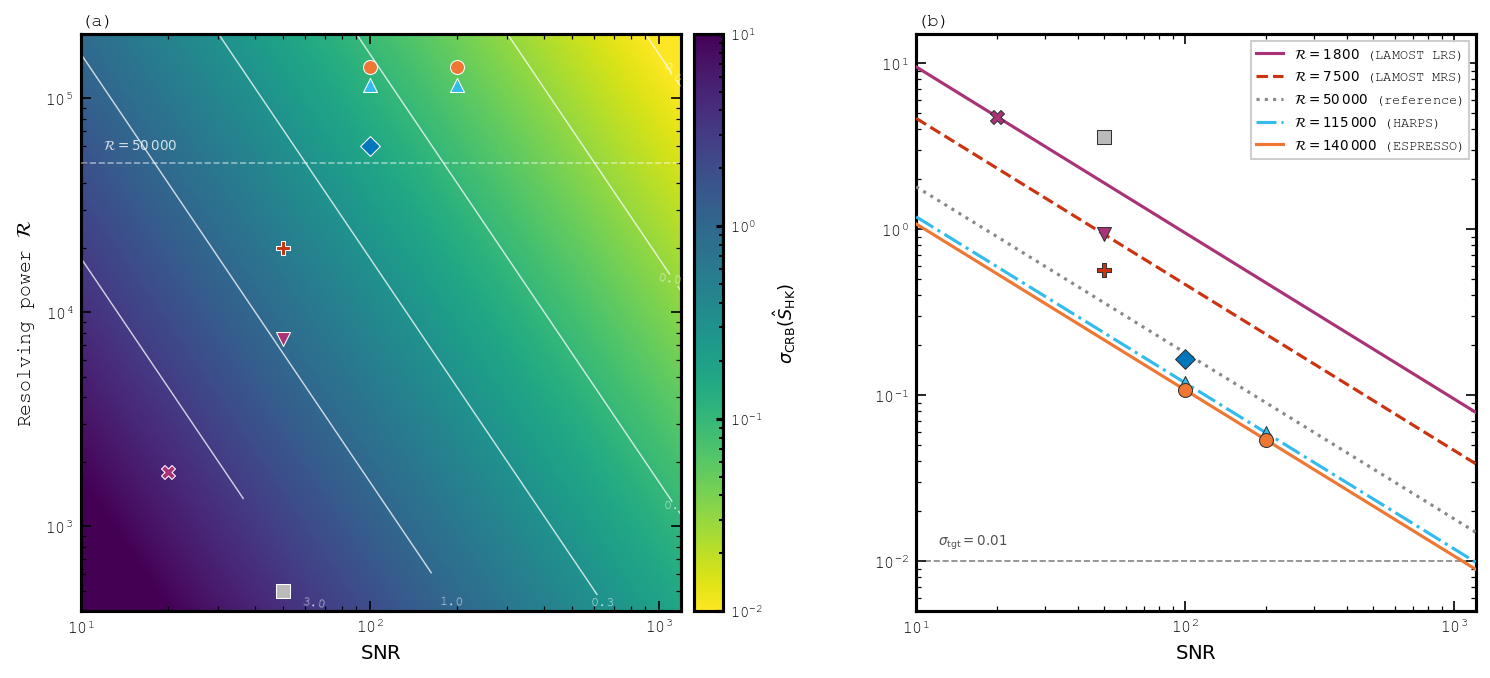
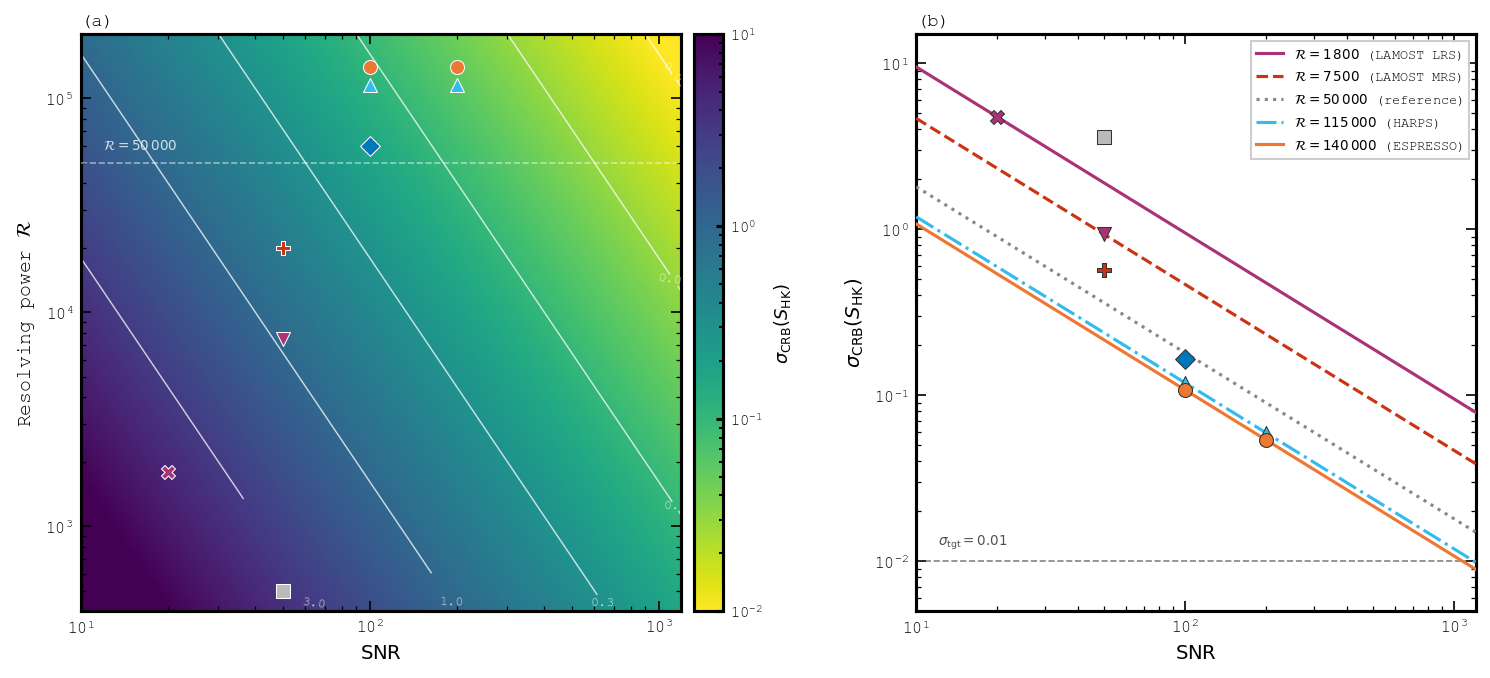
The notebook cell's code change between the first figure and the second:
--- before
+++ after
@@ -51,5 +51,5 @@
          color='white', fontsize=6.5, va='bottom', alpha=0.8)
 _cb = fig.colorbar(_im, ax=ax1, pad=0.02, fraction=0.046)
-_cb.set_label(r'$\sigma_{\rm CRB}(\hat{S}_{\rm HK})$', fontsize=8.5)
+_cb.set_label(r'$\sigma_{\rm CRB}({S}_{\rm HK})$', fontsize=8.5)
 _cb.ax.tick_params(labelsize=7.5)
 ax1.set_xscale('log'); ax1.set_yscale('log')
@@ -83,5 +83,5 @@
 ax2.set_xlim(10, 1200); ax2.set_ylim(0.005, 15)
 ax2.set_xlabel(r'$\mathrm{SNR}$', fontsize=9.5)
-#ax2.set_ylabel(r'$\sigma_{\rm CRB}(\hat{S}_{\rm HK})$', fontsize=9.5)
+ax2.set_ylabel(r'$\sigma_{\rm CRB}({S}_{\rm HK})$', fontsize=9.5)
 ax2.legend(fontsize=6.5, framealpha=0.95, edgecolor='#CCCCCC',
            fancybox=False, loc='upper right')

Commit: Add files via upload